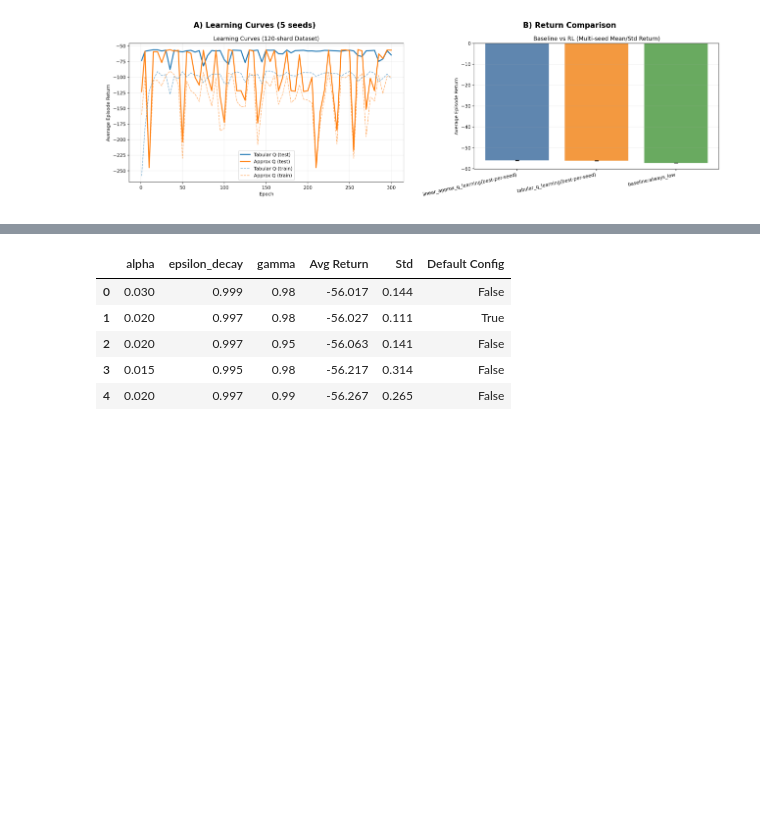
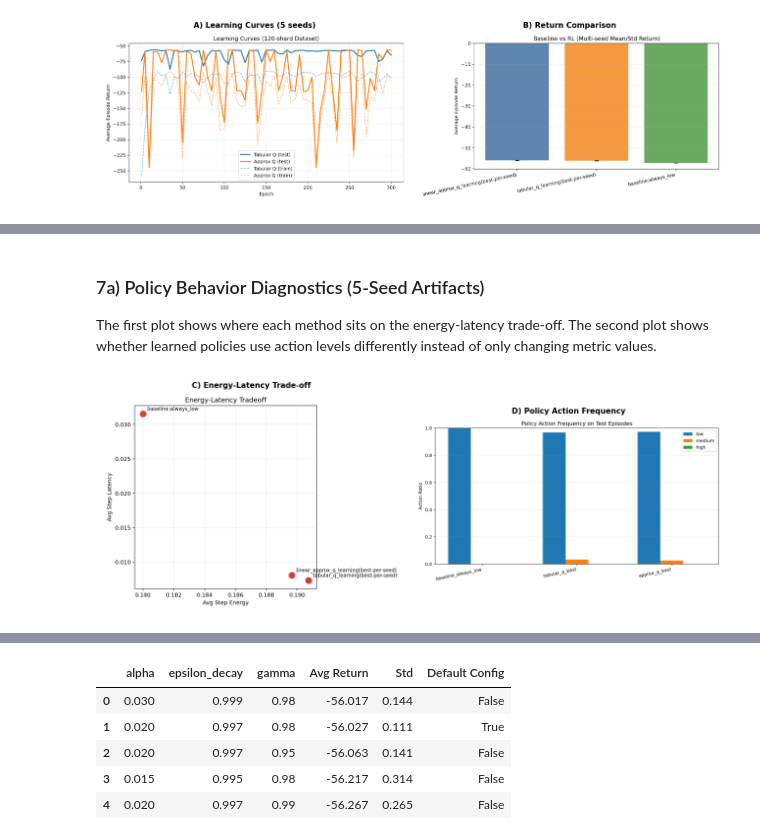
Before and after one commit to z1L0Ng/EE473, a Jupyter notebook: notebooks/final_project.ipynb, the cells around one changed output, grey strips where cells are left out. Cells and saved outputs as stored; diff of their text form; code cells hidden in the pictures; blank space fills up the shorter version.

```diff
--- a/notebooks/final_project.ipynb
+++ b/notebooks/final_project.ipynb
@@ -436,34 +270,0 @@ Together they show the key trade-off: small return gain versus large runtime gap
-# %%
-import matplotlib.pyplot as plt
-
-labels = ['Baseline', 'Tabular Q', 'Approx Q']
-returns = [best_baseline['avg_episode_return'], tab_run['avg_episode_return'], apx_run['avg_episode_return']]
-# Use std=0 for this single run view
-ret_std = [0.0, 0.0, 0.0]
-times = [0.0, tabular_time, approx_time]
-colors = ['#59a14f', '#4e79a7', '#f28e2b']
-
-fig, axes = plt.subplots(1, 2, figsize=(10.5, 3.8))
-
-ax = axes[0]
-bars = ax.bar(labels, returns, yerr=ret_std, capsize=3, color=colors)
-ax.set_title('A) Return (Current Run)')
-ax.set_ylabel('Avg Episode Return')
-ax.grid(axis='y', alpha=0.25)
-ax.set_ylim(min(returns) - 1.5, max(returns) + 0.8)
-for b, r in zip(bars, returns):
-    ax.text(b.get_x() + b.get_width()/2, r + 0.05, f'{r:.3f}', ha='center', va='bottom', fontsize=8)
-
-ax2 = axes[1]
-bars2 = ax2.bar(labels, times, color=colors)
-ax2.set_title('B) Training Time (Current Run)')
-ax2.set_ylabel('Seconds')
-ax2.grid(axis='y', alpha=0.25)
-for b, t in zip(bars2, times):
-    ax2.text(b.get_x() + b.get_width()/2, t + 0.2, f'{t:.2f}', ha='center', va='bottom', fontsize=8)
-
-fig.suptitle('Main Difference in This Run: Small Return Gain, Large Time Gap', y=1.03)
-plt.tight_layout()
-plt.show()
-
-print(f"Time ratio (Approx/Tabular): {approx_time/tabular_time:.2f}x")
@@ -541,0 +277,18 @@ Readable checkpoints:
+# %% [markdown]
+### 7a) Policy Behavior Diagnostics (5-Seed Artifacts)
+
+The first plot shows where each method sits on the energy-latency trade-off.
+The second plot shows whether learned policies use action levels differently instead of only changing metric values.
+# %%
+fig, axes = plt.subplots(1, 2, figsize=(13, 4.8))
+for ax, fname, title in [
+    (axes[0], 'energy_latency_tradeoff.png', 'C) Energy-Latency Trade-off'),
+    (axes[1], 'policy_action_frequency.png', 'D) Policy Action Frequency'),
+]:
+    ax.imshow(mpimg.imread(FIG_DIR / fname))
+    ax.axis('off')
+    ax.set_title(title, fontsize=11, fontweight='bold')
+plt.tight_layout()
+plt.show()
+# %% [output]
+[figure, added]
```
Also changed, not shown: parts of 36 cells of this notebook, 2 other files.
